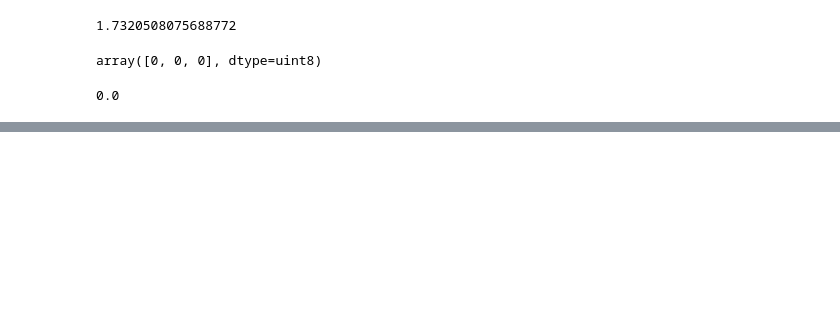
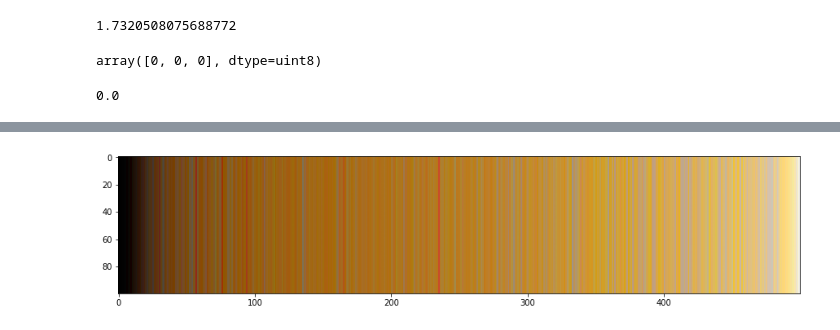
Before and after one commit to jfmolano/img_exploration, a Jupyter notebook: img_color_id.ipynb, the cells around one changed output, grey strips where cells are left out. Cells and saved outputs as stored; diff of their text form; code cells hidden in the pictures; blank space fills up the shorter version.

```diff
--- a/img_color_id.ipynb
+++ b/img_color_id.ipynb
@@ -51,0 +64,6 @@ plt.show()
+# %%
+img_series.index = img_series.apply(norm)
+# %%
+img_series = img_series.sort_index()
+# %%
+img_reshaped_array = np.array([list(img_series)])
@@ -51,0 +80,8 @@ plt.show()
+# %%
+resized_image = cv2.resize(img_reshaped_array, (500, 100))
+# %%
+plt.figure(figsize=(15,5))
+plt.imshow(cv2.cvtColor(resized_image, cv2.COLOR_BGR2RGB))
+plt.show()
+# %% [output]
+[figure, added]
```
Also changed, not shown: parts of 10 cells of this notebook, 2 other files.
